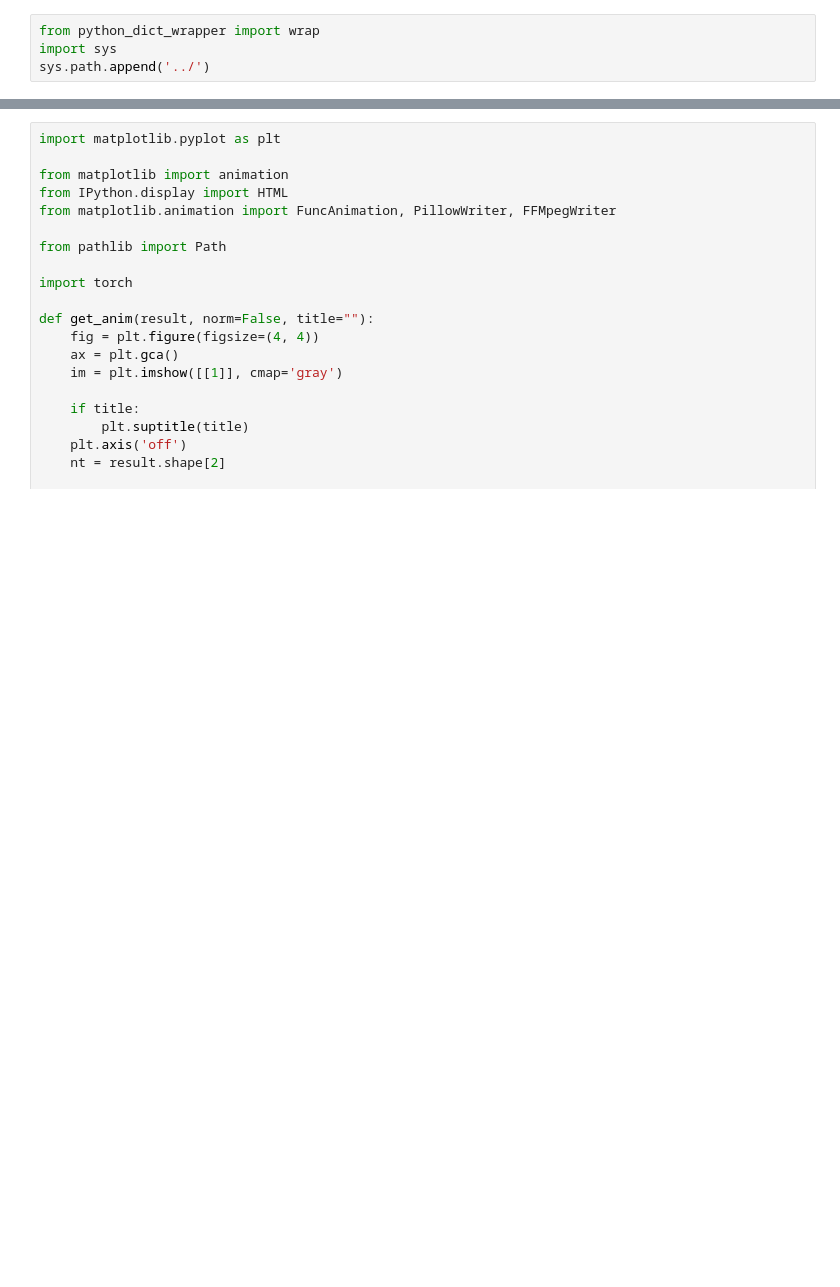
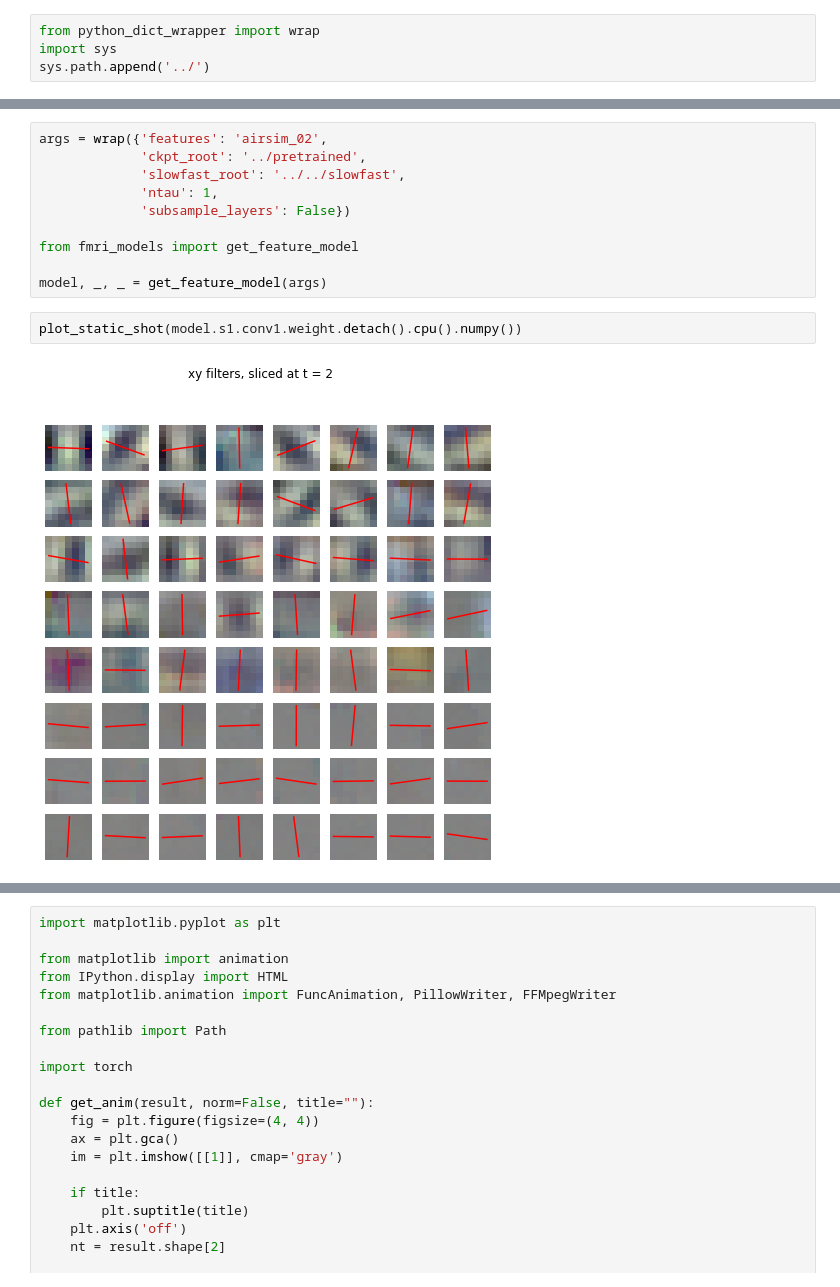
Before and after one commit to patrickmineault/your-head-is-there-to-move-you-around, a Jupyter notebook: scripts/Show First Layer Filters.ipynb, the cells around one changed output, grey strips where cells are left out. Cells and saved outputs as stored; diff of their text form; blank space fills up the shorter version.

```diff
--- a/scripts/Show First Layer Filters.ipynb
+++ b/scripts/Show First Layer Filters.ipynb
@@ -4,0 +144,14 @@ sys.path.append('../')
+# %%
+args = wrap({'features': 'airsim_02',
+             'ckpt_root': '../pretrained',
+             'slowfast_root': '../../slowfast',
+             'ntau': 1,
+             'subsample_layers': False})
+
+from fmri_models import get_feature_model
+
+model, _, _ = get_feature_model(args)
+# %%
+plot_static_shot(model.s1.conv1.weight.detach().cpu().numpy())
+# %% [output]
+[figure, added]
```
Also changed, not shown: parts of 6 cells of this notebook, 5 other files.
